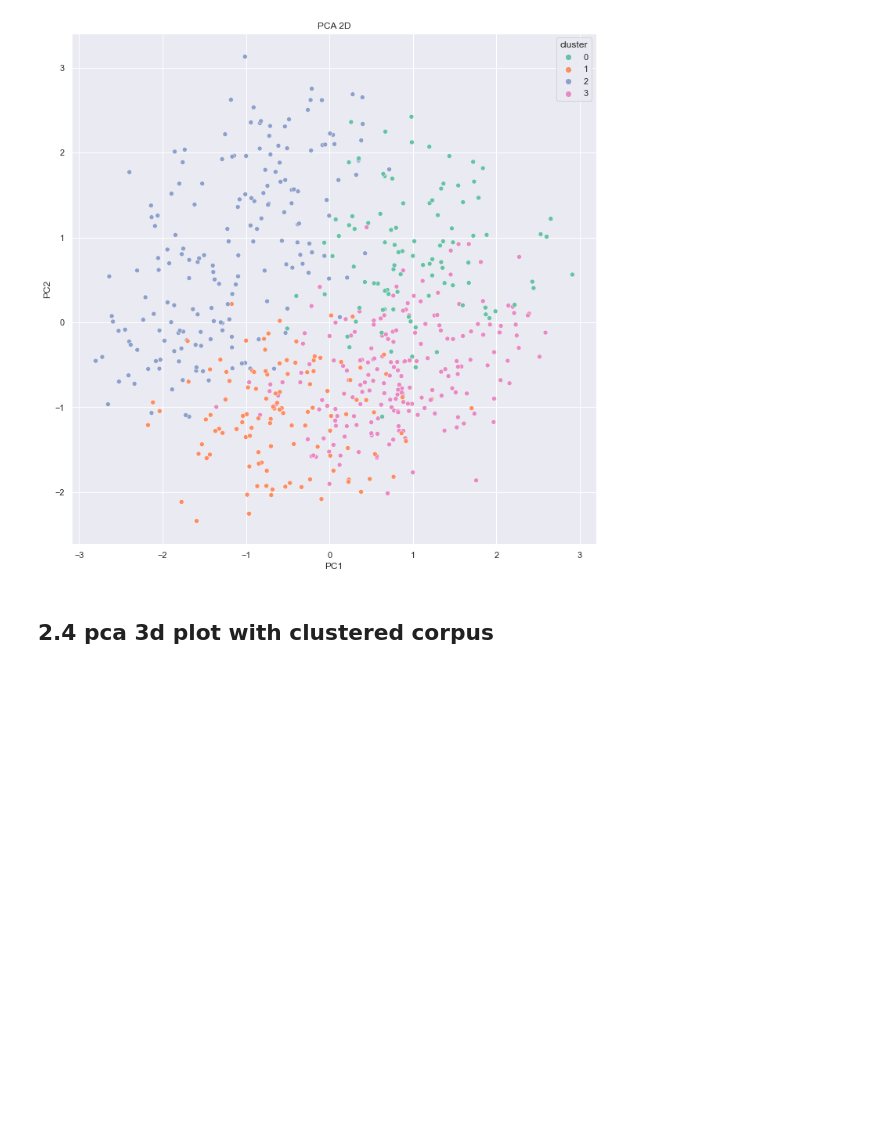
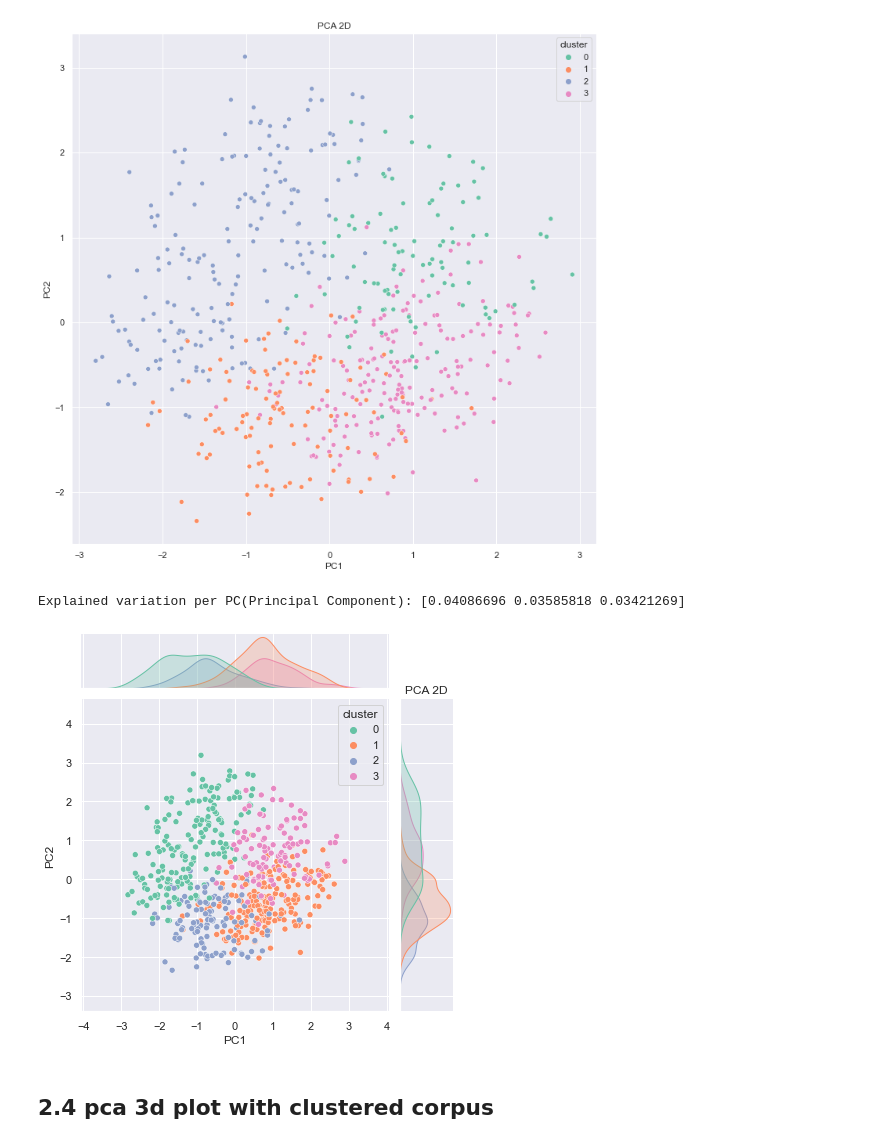
Before and after one commit to DSDanielPark/corpus-show, a Jupyter notebook: tutorials/corpusshow_tutorial.ipynb, the cells around one changed output. Drawn from its saved outputs; the diff is of its cells as text; code cells hidden in the pictures; blank space fills up the shorter version.

```diff
--- a/tutorials/corpusshow_tutorial.ipynb
+++ b/tutorials/corpusshow_tutorial.ipynb
@@ -250,6 +300,11 @@ df_returned = cc.quick_cluster_show('pca2d', False,'fig7.png')
 # %% [output]
 Explained variation per PC(Principal Component): [0.04077324 0.03589782 0.03408806]
 [figure]
+# %%
+df_returned = cc.quick_cluster_show('joint_pca2d', False,'fig7-jointplot.png')
+# %% [output]
+Explained variation per PC(Principal Component): [0.04086696 0.03585818 0.03421269]
+[figure, added]
 # %% [markdown]
 ## 2.4 pca 3d plot with clustered corpus
 # %%
```
Also changed, not shown: parts of 5 cells of this notebook.
